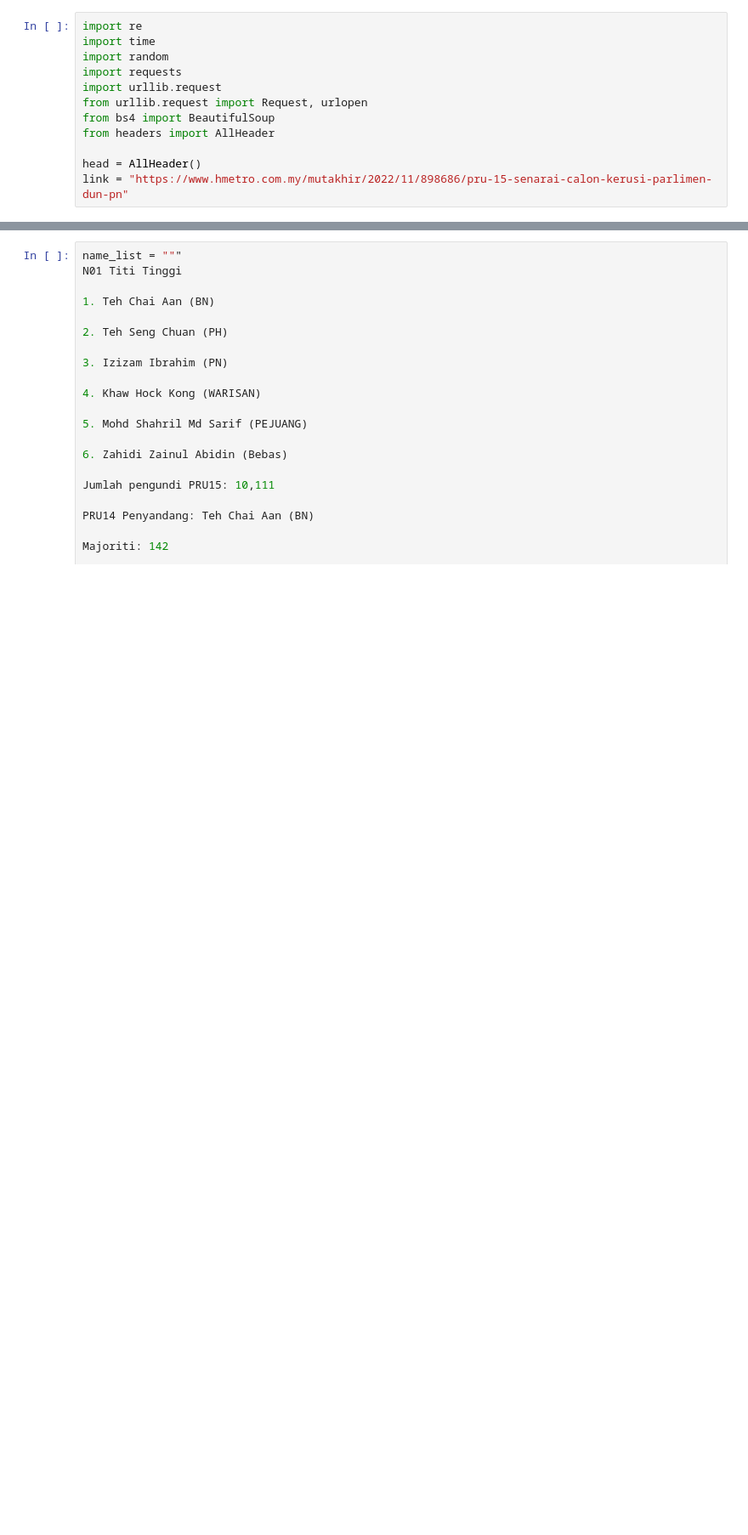
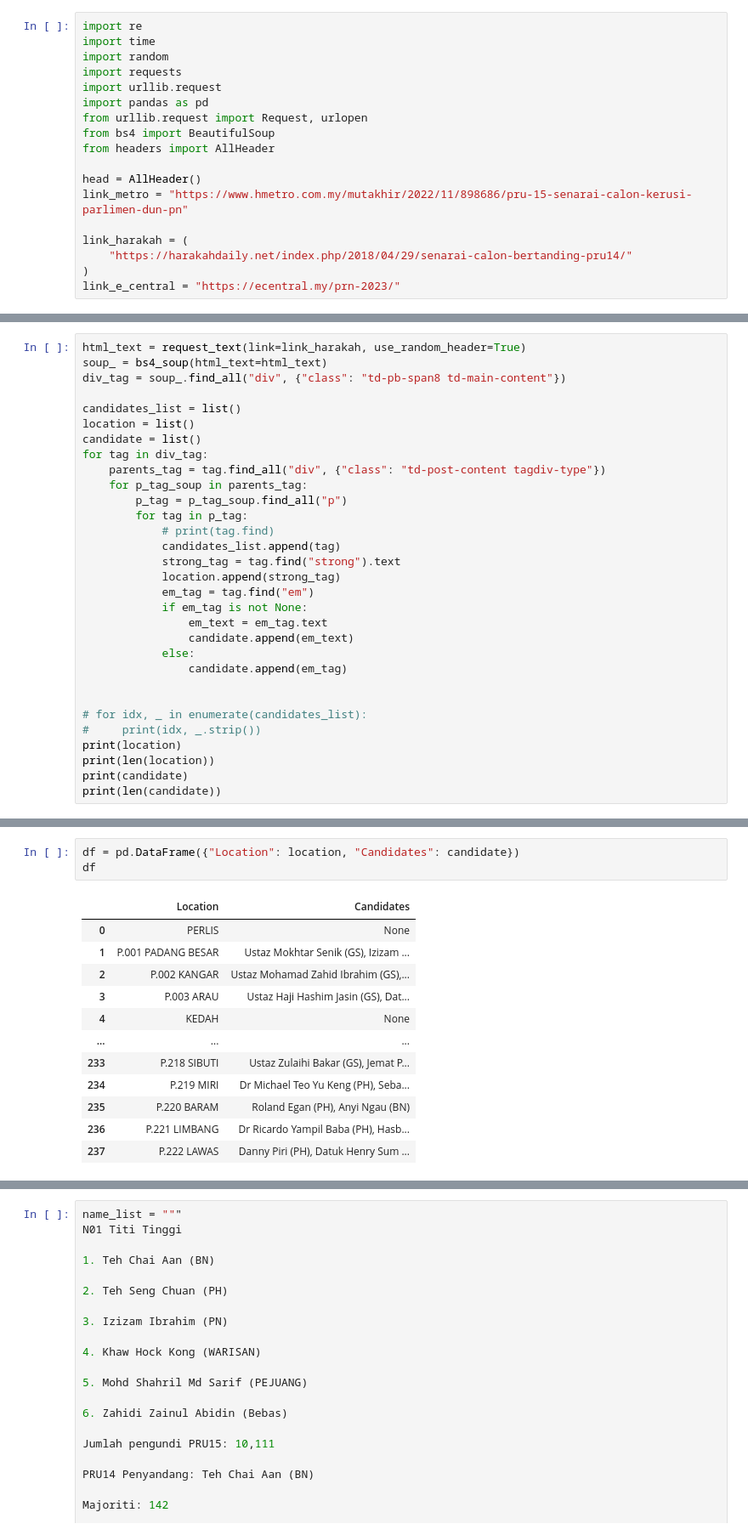
Before and after one commit to INVOKE-Analytics/prn_calon_scraper, a Jupyter notebook: scrap.ipynb, the cells around one changed output, grey strips where cells are left out. Shown: that part at 85% size. Saved outputs shown, nothing was run; the diff lists cells and outputs as text; blank space fills up the shorter version.

```diff
--- a/scrap.ipynb
+++ b/scrap.ipynb
@@ -4,11 +4,17 @@ import time
 import random
 import requests
 import urllib.request
+import pandas as pd
 from urllib.request import Request, urlopen
 from bs4 import BeautifulSoup
 from headers import AllHeader
 
 head = AllHeader()
-link = "https://www.hmetro.com.my/mutakhir/2022/11/898686/pru-15-senarai-calon-kerusi-parlimen-dun-pn"
+link_metro = "https://www.hmetro.com.my/mutakhir/2022/11/898686/pru-15-senarai-calon-kerusi-parlimen-dun-pn"
+
+link_harakah = (
+    "https://harakahdaily.net/index.php/2018/04/29/senarai-calon-bertanding-pru14/"
+)
+link_e_central = "https://ecentral.my/prn-2023/"
 # %%
 def request_text(link, use_random_header=False) -> str:
@@ -77,0 +55,31 @@ for _ in context:
+# %%
+html_text = request_text(link=link_harakah, use_random_header=True)
+soup_ = bs4_soup(html_text=html_text)
+div_tag = soup_.find_all("div", {"class": "td-pb-span8 td-main-content"})
+
+candidates_list = list()
+location = list()
+candidate = list()
+for tag in div_tag:
+    parents_tag = tag.find_all("div", {"class": "td-post-content tagdiv-type"})
+    for p_tag_soup in parents_tag:
+        p_tag = p_tag_soup.find_all("p")
+        for tag in p_tag:
+            # print(tag.find)
+            candidates_list.append(tag)
+            strong_tag = tag.find("strong").text
+            location.append(strong_tag)
+            em_tag = tag.find("em")
+            if em_tag is not None:
+                em_text = em_tag.text
+                candidate.append(em_text)
+            else:
+                candidate.append(em_tag)
+
+
+# for idx, _ in enumerate(candidates_list):
+#     print(idx, _.strip())
+print(location)
+print(len(location))
+print(candidate)
+print(len(candidate))
@@ -77,0 +92,16 @@ for _ in context:
+# %%
+df = pd.DataFrame({"Location": location, "Candidates": candidate})
+df
+# %% [output]
+|  | Location | Candidates |
+| 0 | PERLIS | None |
+| 1 | P.001 PADANG BESAR | Ustaz Mokhtar Senik (GS), Izizam ... |
+| 2 | P.002 KANGAR | Ustaz Mohamad Zahid Ibrahim (GS),... |
+| 3 | P.003 ARAU | Ustaz Haji Hashim Jasin (GS), Dat... |
+| 4 | KEDAH | None |
+| ... | ... | ... |
+| 233 | P.218 SIBUTI | Ustaz Zulaihi Bakar (GS), Jemat P... |
+| 234 | P.219 MIRI | Dr Michael Teo Yu Keng (PH), Seba... |
+| 235 | P.220 BARAM | Roland Egan (PH), Anyi Ngau (BN) |
+| 236 | P.221 LIMBANG | Dr Ricardo Yampil Baba (PH), Hasb... |
+| 237 | P.222 LAWAS | Danny Piri (PH), Datuk Henry Sum ... |
```
Also changed, not shown: parts of 14 cells of this notebook.
